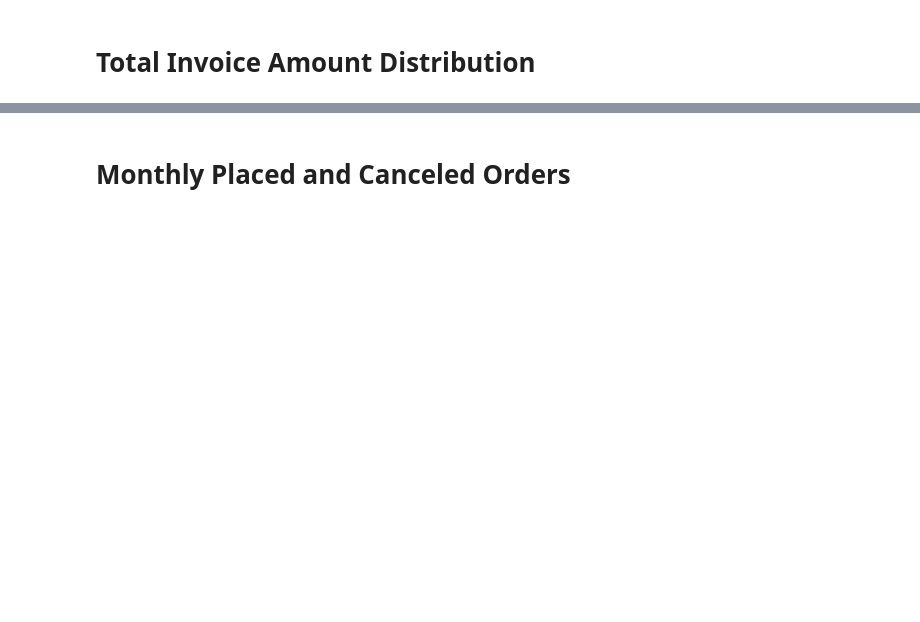
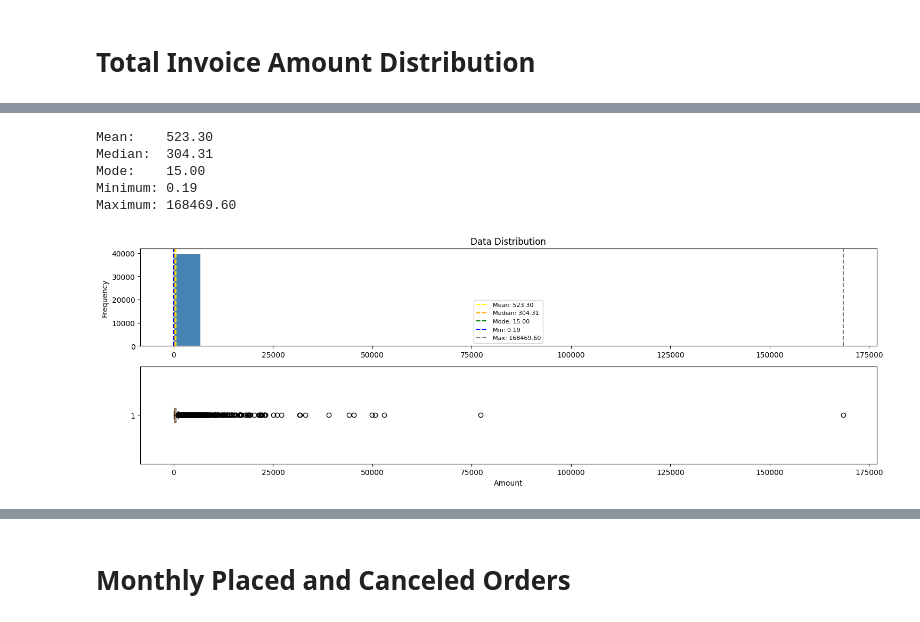
Before and after one commit to jarviscanada/jarvis_data_eng_YashMehrotra, a Jupyter notebook: python_data_analytics/python_data_wrangling/retail_data_analytics_wrangling.ipynb, the cells around one changed output, grey strips where cells are left out. Drawn from its saved outputs; the diff is of its cells as text; code cells hidden in the pictures; blank space fills up the shorter version.

Commit message:
data wrangling notebook

```diff
--- a/python_data_analytics/python_data_wrangling/retail_data_analytics_wrangling.ipynb
+++ b/python_data_analytics/python_data_wrangling/retail_data_analytics_wrangling.ipynb
@@ -71,0 +139,4 @@ retail_df.head()
+# %%
+retail_df['CustomerID'] = retail_df['CustomerID'].astype('Int64')
+# %%
+retail_df['InvoiceDate'] = pd.to_datetime(retail_df['InvoiceDate'])
@@ -91,0 +157,6 @@ retail_df.head()
+# %%
+# Calculate invoice amount
+
+retail_df['Amount'] = retail_df['Price'] * retail_df['Quantity']
+invoice_df = retail_df.groupby('Invoice')['Amount'].sum().reset_index()
+invoice_df.head()
@@ -91,0 +170,42 @@ retail_df.head()
+# %%
+def show_distribution(df: pd.DataFrame):
+    min_val = df.min()
+    max_val = df.max()
+    median_val = df.median()
+    mode_val = df.mode()[0]
+    mean_val = df.mean()
+
+    print(f"Mean:    {mean_val:.2f}")
+    print(f"Median:  {median_val:.2f}")
+    print(f"Mode:    {mode_val:.2f}")
+    print(f"Minimum: {min_val:.2f}")
+    print(f"Maximum: {max_val:.2f}")
+
+    fig, (ax1, ax2) = plt.subplots(2, 1, figsize=(15, 5))
+
+    # Histogram
+    ax1.hist(df, bins=25, color='steelblue', edgecolor='white')
+    ax1.axvline(mean_val, color='yellow', linestyle='--', linewidth=1.5, label=f'Mean: {mean_val:.2f}')
+    ax1.axvline(median_val, color='orange', linestyle='--', linewidth=1.5, label=f'Median: {median_val:.2f}')
+    ax1.axvline(mode_val, color='green', linestyle='--', linewidth=1.5, label=f'Mode: {mode_val:.2f}')
+    ax1.axvline(min_val, color='blue', linestyle='--', linewidth=1.5, label=f'Min: {min_val:.2f}')
+    ax1.axvline(max_val, color='gray', linestyle='--', linewidth=1.5, label=f'Max: {max_val:.2f}')
+    ax1.set_title('Data Distribution')
+    ax1.set_ylabel('Frequency')
+    ax1.legend(fontsize=8)
+
+    # Boxplot
+    ax2.boxplot(df, vert=False, patch_artist=True, boxprops=dict(facecolor='steelblue', alpha=0.6))
+    ax2.set_xlabel('Amount')
+
+    plt.tight_layout()
+    plt.show()
+# %%
+show_distribution(invoice_df[invoice_df['Amount']>0]['Amount'])
+# %% [output]
+Mean:    523.30
+Median:  304.31
+Mode:    15.00
+Minimum: 0.19
+Maximum: 168469.60
+[figure, added]
```
Also changed, not shown: parts of 35 cells of this notebook, 1 other file.
